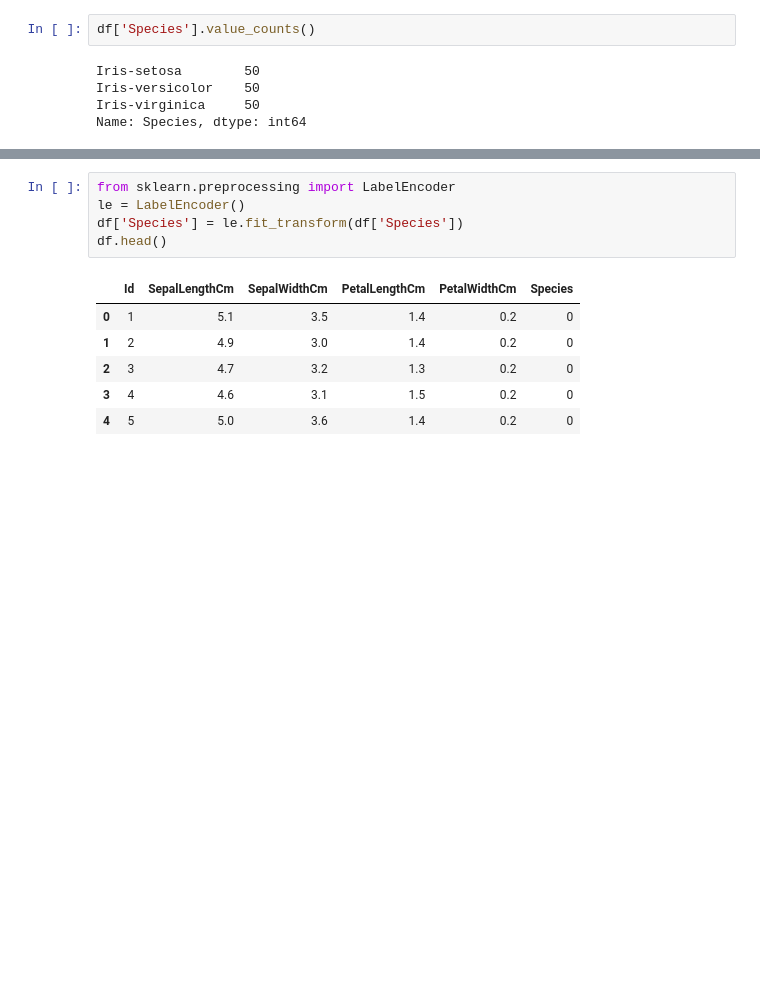
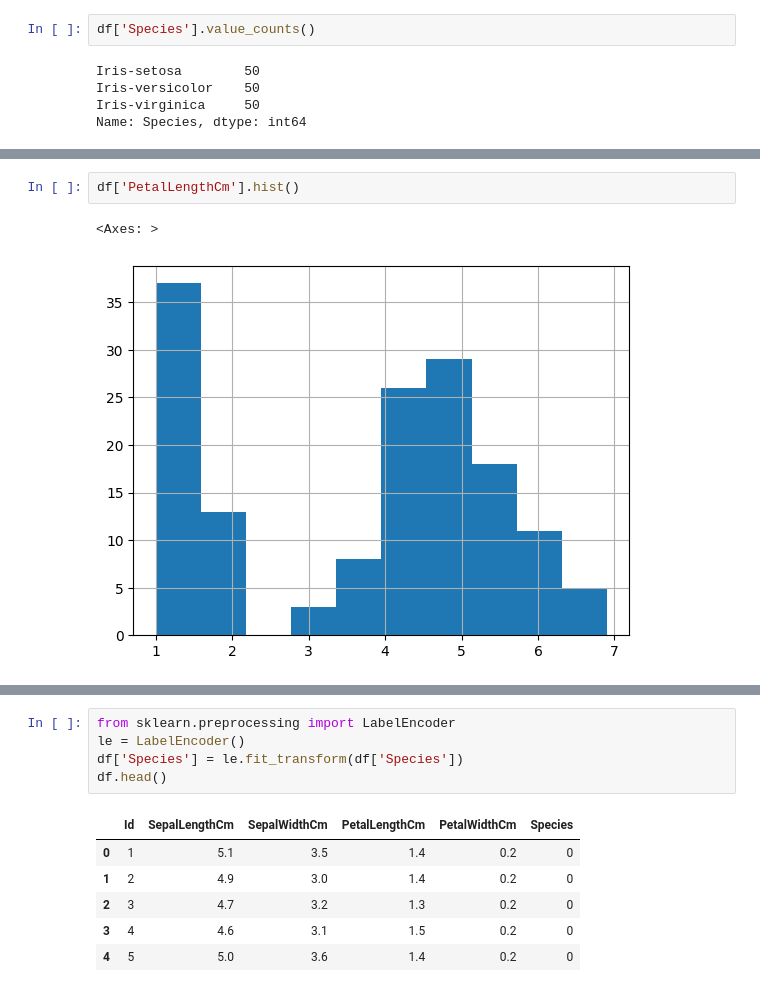
Before and after one commit to PuneetVerma04/IRIS-Classification-using-Python-Scikit-learn-Tensorflow, a Jupyter notebook: Main.ipynb, the cells around one changed output, grey strips where cells are left out. Cells and saved outputs as stored; diff of their text form; blank space fills up the shorter version.

```diff
--- a/Main.ipynb
+++ b/Main.ipynb
@@ -50,0 +78,5 @@ dtype: int64
+# %%
+df['PetalLengthCm'].hist()
+# %% [output]
+<Axes: >
+[figure, added]
```
Also changed, not shown: parts of 12 cells of this notebook.
